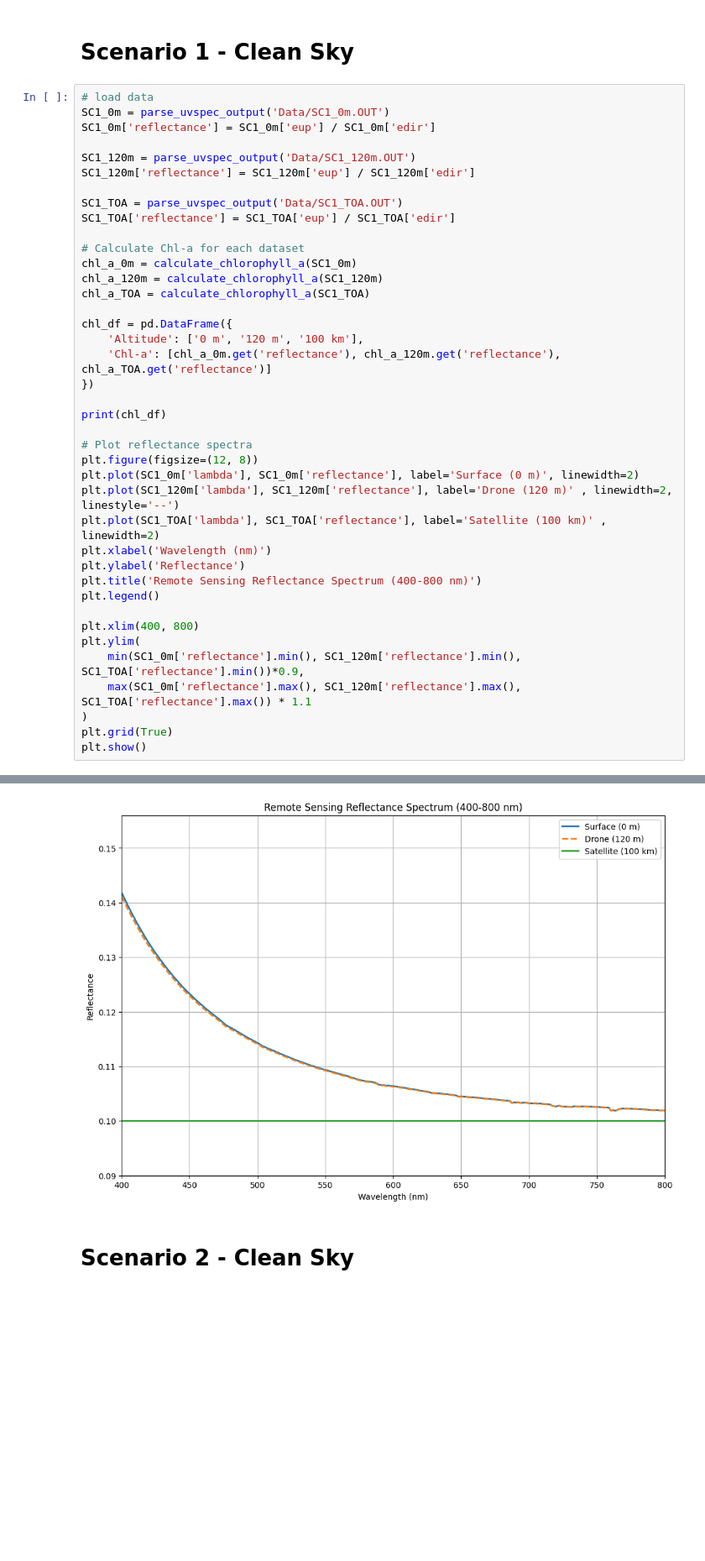
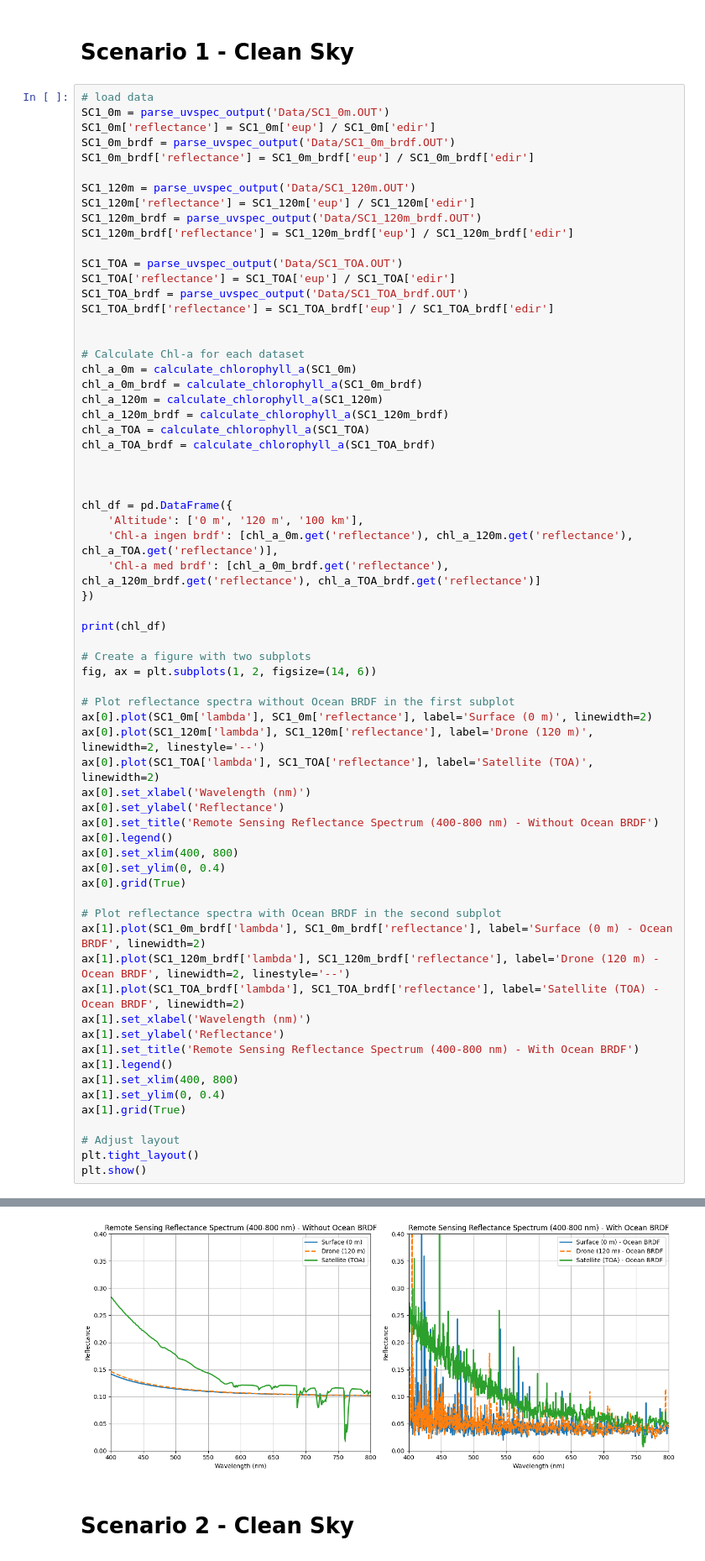
Before and after one commit to SkaugJr/TTK4265-OptiskFjernmaaling, a Jupyter notebook: Prosjekt2/RTM.ipynb, the cells around one changed output, grey strips where cells are left out. Shown at 84% size. Cells and saved outputs as stored; diff of their text form; blank space fills up the shorter version.

Commit message:
brdf

```diff
--- a/Prosjekt2/RTM.ipynb
+++ b/Prosjekt2/RTM.ipynb
@@ -228,40 +228,66 @@ def BlackBodySun(w,T,R_sun_earth=149600000):
 # load data
 SC1_0m = parse_uvspec_output('Data/SC1_0m.OUT')
 SC1_0m['reflectance'] = SC1_0m['eup'] / SC1_0m['edir']
+SC1_0m_brdf = parse_uvspec_output('Data/SC1_0m_brdf.OUT')
+SC1_0m_brdf['reflectance'] = SC1_0m_brdf['eup'] / SC1_0m_brdf['edir']
 
 SC1_120m = parse_uvspec_output('Data/SC1_120m.OUT')
 SC1_120m['reflectance'] = SC1_120m['eup'] / SC1_120m['edir']
+SC1_120m_brdf = parse_uvspec_output('Data/SC1_120m_brdf.OUT')
+SC1_120m_brdf['reflectance'] = SC1_120m_brdf['eup'] / SC1_120m_brdf['edir']
 
 SC1_TOA = parse_uvspec_output('Data/SC1_TOA.OUT')
 SC1_TOA['reflectance'] = SC1_TOA['eup'] / SC1_TOA['edir']
+SC1_TOA_brdf = parse_uvspec_output('Data/SC1_TOA_brdf.OUT')
+SC1_TOA_brdf['reflectance'] = SC1_TOA_brdf['eup'] / SC1_TOA_brdf['edir']
+
 
 # Calculate Chl-a for each dataset
 chl_a_0m = calculate_chlorophyll_a(SC1_0m)
+chl_a_0m_brdf = calculate_chlorophyll_a(SC1_0m_brdf)
 chl_a_120m = calculate_chlorophyll_a(SC1_120m)
+chl_a_120m_brdf = calculate_chlorophyll_a(SC1_120m_brdf)
 chl_a_TOA = calculate_chlorophyll_a(SC1_TOA)
+chl_a_TOA_brdf = calculate_chlorophyll_a(SC1_TOA_brdf)
+
+
 
 chl_df = pd.DataFrame({
     'Altitude': ['0 m', '120 m', '100 km'],
-    'Chl-a': [chl_a_0m.get('reflectance'), chl_a_120m.get('reflectance'), chl_a_TOA.get('reflectance')]
+    'Chl-a ingen brdf': [chl_a_0m.get('reflectance'), chl_a_120m.get('reflectance'), chl_a_TOA.get('reflectance')],
+    'Chl-a med brdf': [chl_a_0m_brdf.get('reflectance'), chl_a_120m_brdf.get('reflectance'), chl_a_TOA_brdf.get('reflectance')]
 })
 
 print(chl_df)
 
-# Plot reflectance spectra
-plt.figure(figsize=(12, 8))
-plt.plot(SC1_0m['lambda'], SC1_0m['reflectance'], label='Surface (0 m)', linewidth=2)
-plt.plot(SC1_120m['lambda'], SC1_120m['reflectance'], label='Drone (120 m)' , linewidth=2, linestyle='--')
-plt.plot(SC1_TOA['lambda'], SC1_TOA['reflectance'], label='Satellite (100 km)' , linewidth=2)
-plt.xlabel('Wavelength (nm)')
-plt.ylabel('Reflectance')
-plt.title('Remote Sensing Reflectance Spectrum (400-800 nm)')
-plt.legend()
+# Create a figure with two subplots
+fig, ax = plt.subplots(1, 2, figsize=(14, 6))
 
-plt.xlim(400, 800)
-plt.ylim(
-    min(SC1_0m['reflectance'].min(), SC1_120m['reflectance'].min(), SC1_TOA['reflectance'].min())*0.9,
-    max(SC1_0m['reflectance'].max(), SC1_120m['reflectance'].max(), SC1_TOA['reflectance'].max()) * 1.1
-)
-plt.grid(True)
+# Plot reflectance spectra without Ocean BRDF in the first subplot
+ax[0].plot(SC1_0m['lambda'], SC1_0m['reflectance'], label='Surface (0 m)', linewidth=2)
+ax[0].plot(SC1_120m['lambda'], SC1_120m['reflectance'], label='Drone (120 m)', linewidth=2, linestyle='--')
+ax[0].plot(SC1_TOA['lambda'], SC1_TOA['reflectance'], label='Satellite (TOA)', linewidth=2)
+ax[0].set_xlabel('Wavelength (nm)')
+ax[0].set_ylabel('Reflectance')
+ax[0].set_title('Remote Sensing Reflectance Spectrum (400-800 nm) - Without Ocean BRDF')
+ax[0].legend()
+ax[0].set_xlim(400, 800)
+ax[0].set_ylim(0, 0.4)
+ax[0].grid(True)
+
+# Plot reflectance spectra with Ocean BRDF in the second subplot
+ax[1].plot(SC1_0m_brdf['lambda'], SC1_0m_brdf['reflectance'], label='Surface (0 m) - Ocean BRDF', linewidth=2)
+ax[1].plot(SC1_120m_brdf['lambda'], SC1_120m_brdf['reflectance'], label='Drone (120 m) - Ocean BRDF', linewidth=2, linestyle='--')
+ax[1].plot(SC1_TOA_brdf['lambda'], SC1_TOA_brdf['reflectance'], label='Satellite (TOA) - Ocean BRDF', linewidth=2)
+ax[1].set_xlabel('Wavelength (nm)')
+ax[1].set_ylabel('Reflectance')
+ax[1].set_title('Remote Sensing Reflectance Spectrum (400-800 nm) - With Ocean BRDF')
+ax[1].legend()
+ax[1].set_xlim(400, 800)
+ax[1].set_ylim(0, 0.4)
+ax[1].grid(True)
+
+# Adjust layout
+plt.tight_layout()
 plt.show()
 # %% [output]
@@ -272,4 +298,4 @@ plt.show()
-[figure, old version]
+[figure, new version]
 # %% [markdown]
 # Scenario 2 - Clean Sky
 # %%
```
Also changed, not shown: parts of 4 cells of this notebook, 32 other files.
